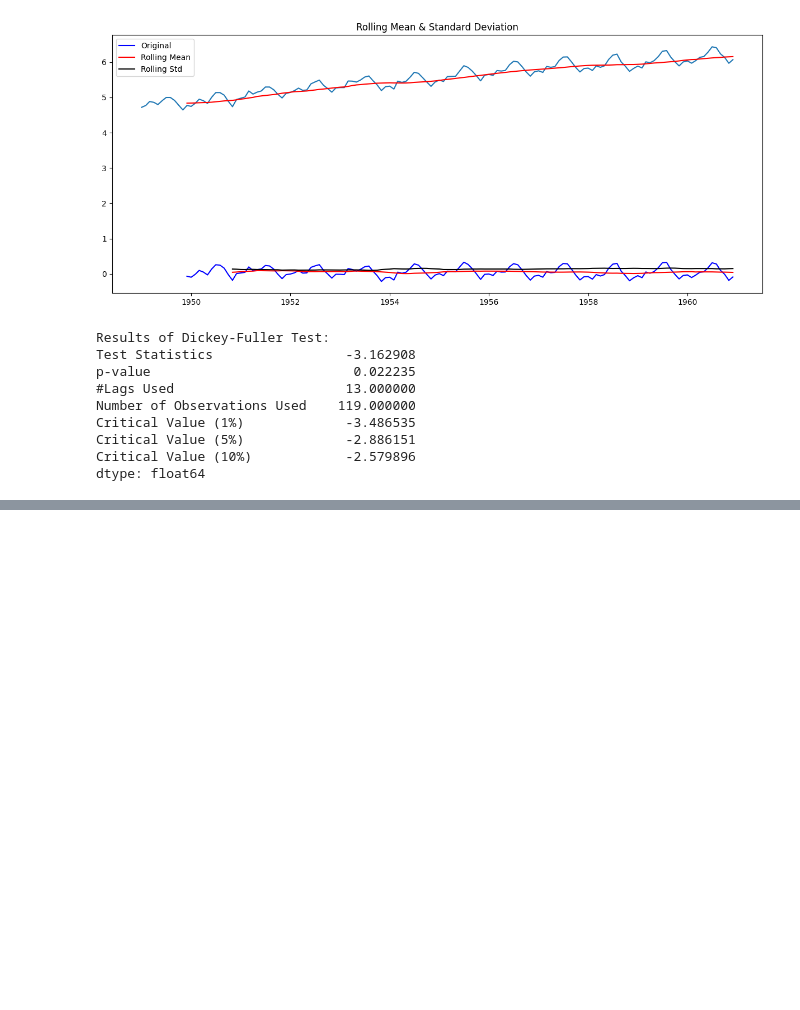
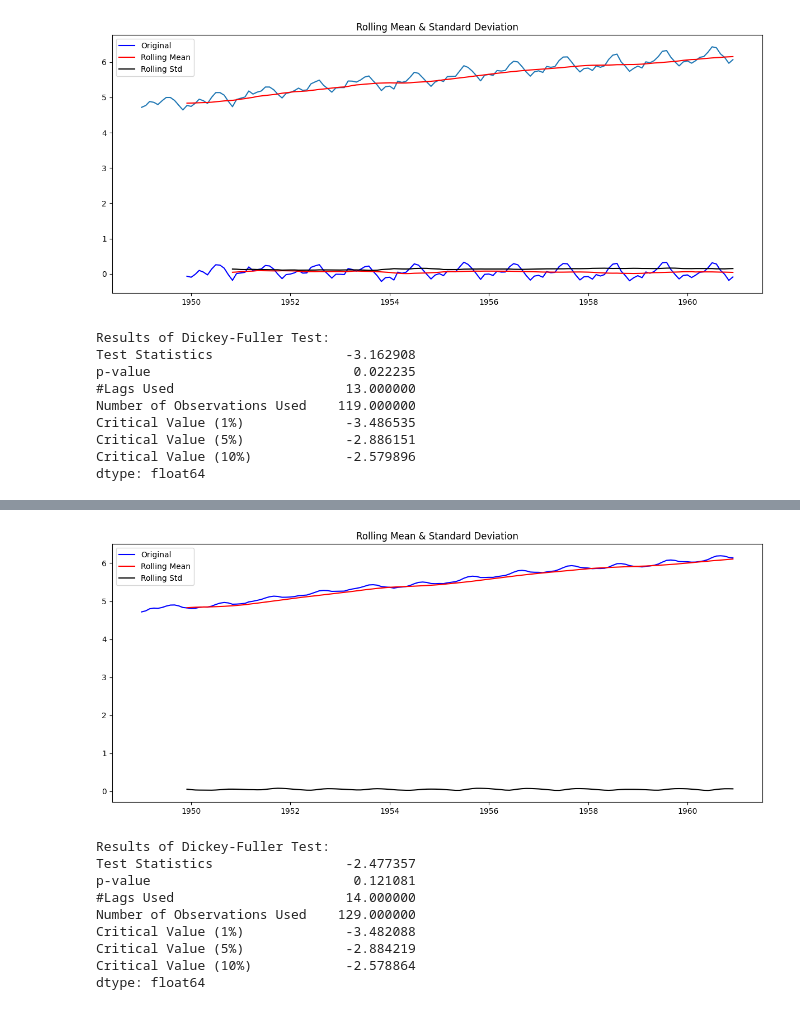
Before and after one commit to srsimonson/time-series-analysis, a Jupyter notebook: arima.ipynb, the cells around one changed output, grey strips where cells are left out. Saved outputs shown, nothing was run; the diff lists cells and outputs as text; code cells hidden in the pictures; blank space fills up the shorter version.

```diff
--- a/arima.ipynb
+++ b/arima.ipynb
@@ -230,0 +240,13 @@ dtype: float64
+# %%
+test_stationarity(expweighted_avg)
+# %% [output]
+[figure, added]
+Results of Dickey-Fuller Test:
+Test Statistics                 -2.477357
+p-value                          0.121081
+#Lags Used                      14.000000
+Number of Observations Used    129.000000
+Critical Value (1%)             -3.482088
+Critical Value (5%)             -2.884219
+Critical Value (10%)            -2.578864
+dtype: float64
```
Also changed, not shown: parts of 2 cells of this notebook.
